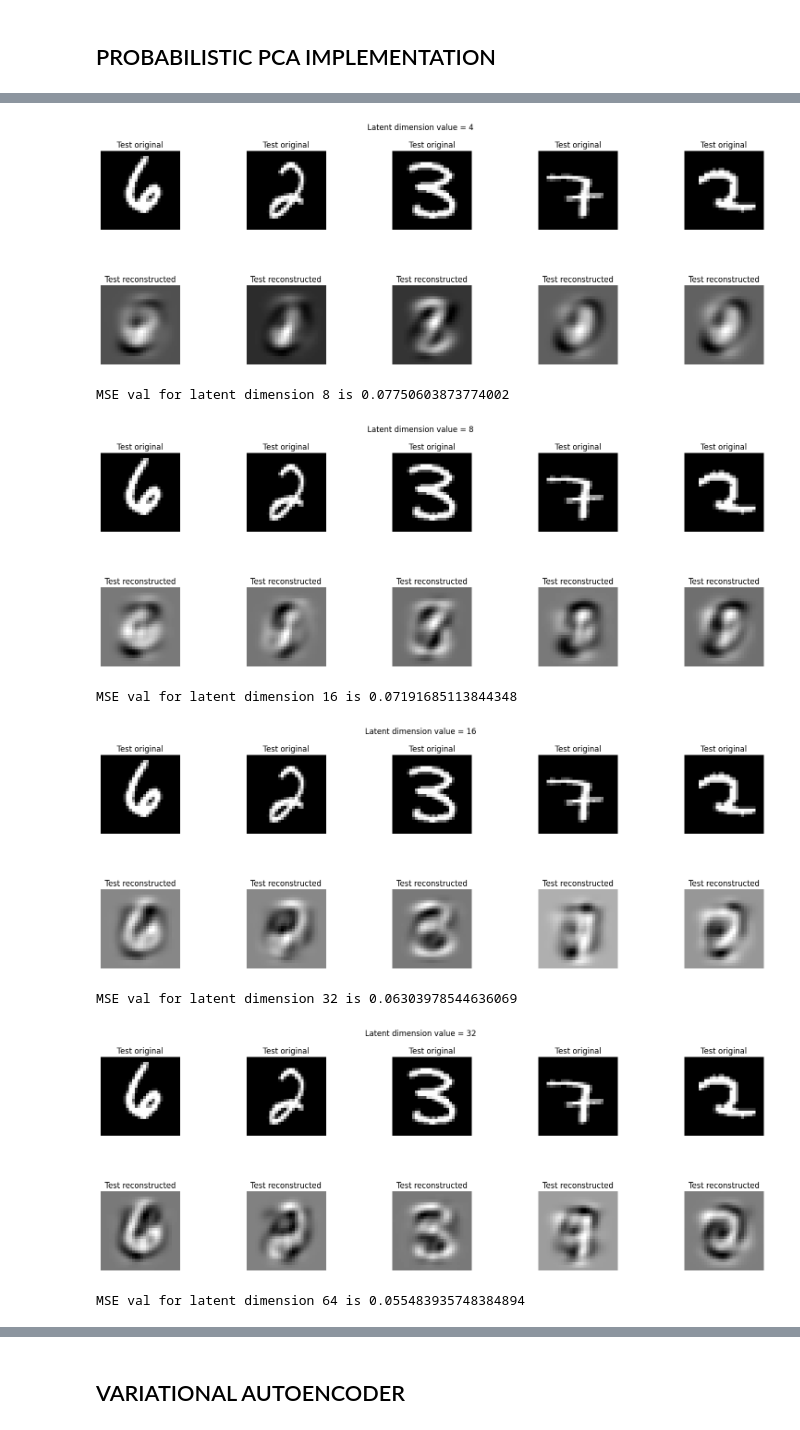
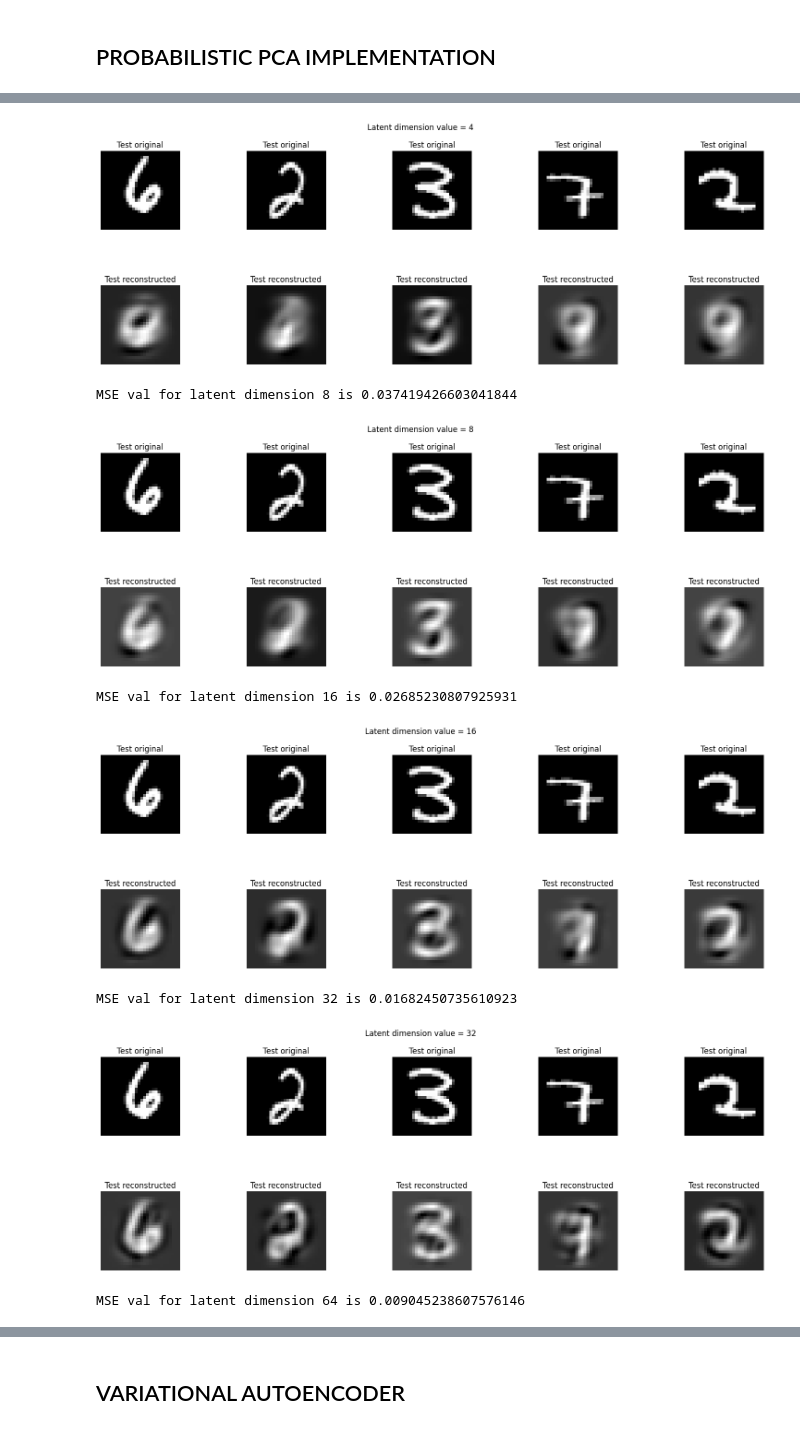
Before and after one commit to siddhant-srinivas/genAI_Assignment1, a Jupyter notebook: imageReconstruction.ipynb, the cells around one changed output, grey strips where cells are left out. Drawn from its saved outputs; the diff is of its cells as text; code cells hidden in the pictures.

Commit message:
Fixed image centering issue

```diff
--- a/imageReconstruction.ipynb
+++ b/imageReconstruction.ipynb
@@ -133,7 +133,7 @@ def imageReconstruction(testImages, weights, mean, sigma, latentDimensionValue):
 
     M = weights.T @ weights + sigma**2 * np.eye(latentDimensionValue)
 
-    z = (np.linalg.inv(M) @ weights.T @ (testImages - mean).T)
+    z = (np.linalg.inv(M) @ weights.T @ (testImages).T)
 
     K = (weights @ (np.linalg.inv(weights.T @ weights)) @ M @ z).T
     x_pred = K + mean.reshape(-1,1).T
@@ -189,8 +189,8 @@ MSE val for latent dimension 4 is 0.06468975344922345
-[figure, old version]
+[figure, new version]
-MSE val for latent dimension 8 is 0.07750603873774002
+MSE val for latent dimension 8 is 0.037419426603041844
-[figure, old version]
+[figure, new version]
-MSE val for latent dimension 16 is 0.07191685113844348
+MSE val for latent dimension 16 is 0.02685230807925931
-[figure, old version]
+[figure, new version]
-MSE val for latent dimension 32 is 0.06303978544636069
+MSE val for latent dimension 32 is 0.01682450735610923
-[figure, old version]
+[figure, new version]
-MSE val for latent dimension 64 is 0.055483935748384894
+MSE val for latent dimension 64 is 0.009045238607576146
```
Also changed, not shown: parts of 1 cell of this notebook.
